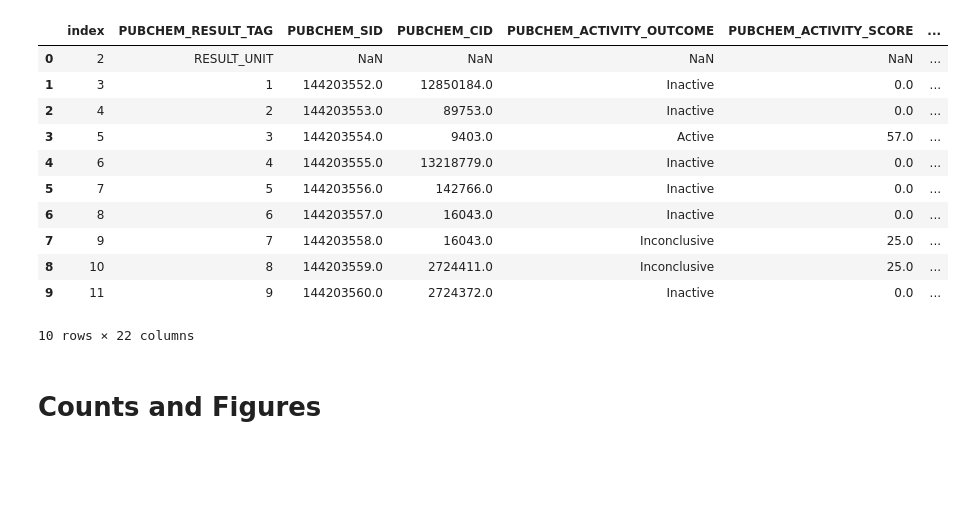
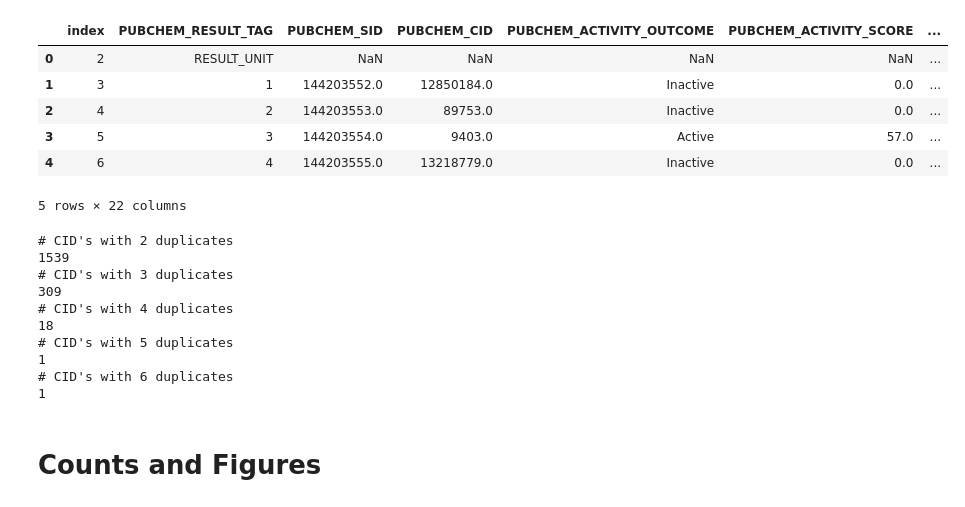
Before and after one commit to shreyasingh1/NCBI, a Jupyter notebook: 6-9-.ipynb, the cells around one changed output. Drawn from its saved outputs; the diff is of its cells as text; code cells hidden in the pictures; blank space fills up the shorter version.

```diff
--- a/6-9-.ipynb
+++ b/6-9-.ipynb
@@ -17,19 +17,15 @@ from rdkit.Chem.Fingerprints import FingerprintMols
 # %%
 #Reading in Summary ANTAGONIST CSV
 data = pd.read_csv('AID_720725_datatable_all.csv')
 data = data.iloc[2:]
 data = data.reset_index()
-data.head(10)
+data.head(5)
+#data.dtypes
 # %% [output]
 |  | index | PUBCHEM_RESULT_TAG | PUBCHEM_SID | PUBCHEM_CID | PUBCHEM_ACTIVITY_OUTCOME | PUBCHEM_ACTIVITY_SCORE | ... |
 | 0 | 2 | RESULT_UNIT | NaN | NaN | NaN | NaN | ... |
 | 1 | 3 | 1 | 144203552.0 | 12850184.0 | Inactive | 0.0 | ... |
 | 2 | 4 | 2 | 144203553.0 | 89753.0 | Inactive | 0.0 | ... |
 | 3 | 5 | 3 | 144203554.0 | 9403.0 | Active | 57.0 | ... |
 | 4 | 6 | 4 | 144203555.0 | 13218779.0 | Inactive | 0.0 | ... |
-| 5 | 7 | 5 | 144203556.0 | 142766.0 | Inactive | 0.0 | ... |
-| 6 | 8 | 6 | 144203557.0 | 16043.0 | Inactive | 0.0 | ... |
-| 7 | 9 | 7 | 144203558.0 | 16043.0 | Inconclusive | 25.0 | ... |
-| 8 | 10 | 8 | 144203559.0 | 2724411.0 | Inconclusive | 25.0 | ... |
-| 9 | 11 | 9 | 144203560.0 | 2724372.0 | Inactive | 0.0 | ... |
-10 rows × 22 columns
+5 rows × 22 columns
@@ -40,3 +32,29 @@ data_dupsCID = data.pivot_table(index=['PUBCHEM_CID'], aggfunc='size')
+# %%
+#Finding CID Duplicates
+data_dupsCID = data.pivot_table(index=['PUBCHEM_CID'], aggfunc='size')
+#print (data_dupsCID)
+data_dupsCID_df = pd.DataFrame(data_dupsCID)
+print("# CID's with 2 duplicates")
+print((data_dupsCID_df[0] == 2).sum())
+print("# CID's with 3 duplicates")
+print((data_dupsCID_df[0] == 3).sum())
+print("# CID's with 4 duplicates")
+print((data_dupsCID_df[0] == 4).sum())
+print("# CID's with 5 duplicates")
+print((data_dupsCID_df[0] == 5).sum())
+print("# CID's with 6 duplicates")
+print((data_dupsCID_df[0] == 6).sum())
+# %% [output]
+# CID's with 2 duplicates
+1539
+# CID's with 3 duplicates
+309
+# CID's with 4 duplicates
+18
+# CID's with 5 duplicates
+1
+# CID's with 6 duplicates
+1
 # %% [markdown]
 # Counts and Figures
 # %%
```
Also changed, not shown: parts of 44 cells of this notebook.
